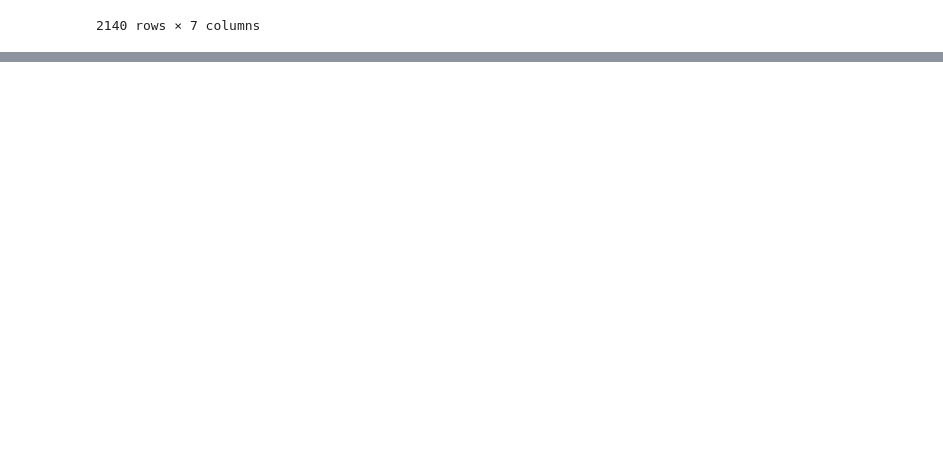
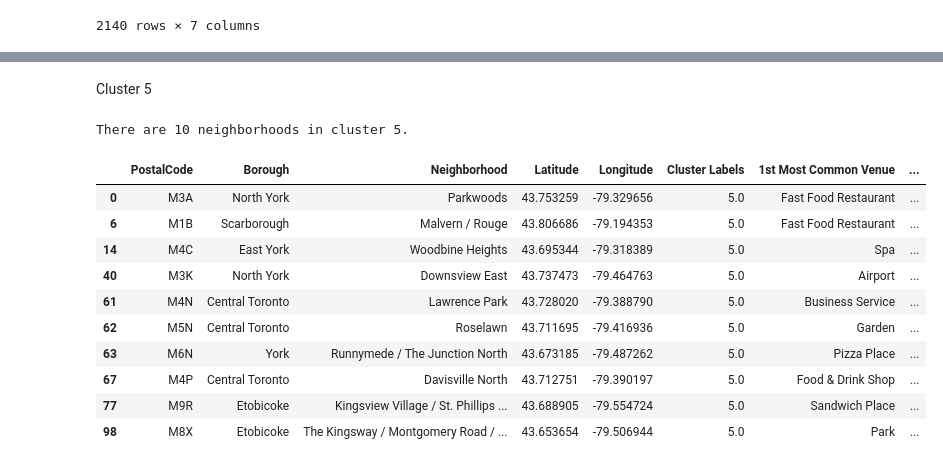
Before and after one commit to askarnik/Coursera_Capstone, a Jupyter notebook: Coursera_Capstone.ipynb, the cells around one changed output, grey strips where cells are left out. Saved outputs shown, nothing was run; the diff lists cells and outputs as text; code cells hidden in the pictures; blank space fills up the shorter version.

```diff
--- a/Coursera_Capstone.ipynb
+++ b/Coursera_Capstone.ipynb
@@ -479,0 +514,18 @@ TypeError: list indices must be integers or slices, not float
+# %% [markdown]
+Cluster 5
+# %%
+print('There are {} neighborhoods in cluster 5.'.format(toronto_merged[toronto_merged['Cluster Labels'] == 5].shape[0]))
+toronto_merged[toronto_merged['Cluster Labels'] == 5]
+# %% [output]
+There are 10 neighborhoods in cluster 5.
+|  | PostalCode | Borough | Neighborhood | Latitude | Longitude | Cluster Labels | 1st Most Common Venue | ... |
+| 0 | M3A | North York | Parkwoods | 43.753259 | -79.329656 | 5.0 | Fast Food Restaurant | ... |
+| 6 | M1B | Scarborough | Malvern / Rouge | 43.806686 | -79.194353 | 5.0 | Fast Food Restaurant | ... |
+| 14 | M4C | East York | Woodbine Heights | 43.695344 | -79.318389 | 5.0 | Spa | ... |
+| 40 | M3K | North York | Downsview East | 43.737473 | -79.464763 | 5.0 | Airport | ... |
+| 61 | M4N | Central Toronto | Lawrence Park | 43.728020 | -79.388790 | 5.0 | Business Service | ... |
+| 62 | M5N | Central Toronto | Roselawn | 43.711695 | -79.416936 | 5.0 | Garden | ... |
+| 63 | M6N | York | Runnymede / The Junction North | 43.673185 | -79.487262 | 5.0 | Pizza Place | ... |
+| 67 | M4P | Central Toronto | Davisville North | 43.712751 | -79.390197 | 5.0 | Food & Drink Shop | ... |
+| 77 | M9R | Etobicoke | Kingsview Village / St. Phillips ... | 43.688905 | -79.554724 | 5.0 | Sandwich Place | ... |
+| 98 | M8X | Etobicoke | The Kingsway / Montgomery Road / ... | 43.653654 | -79.506944 | 5.0 | Park | ... |
```
Also changed, not shown: parts of 43 cells of this notebook.
